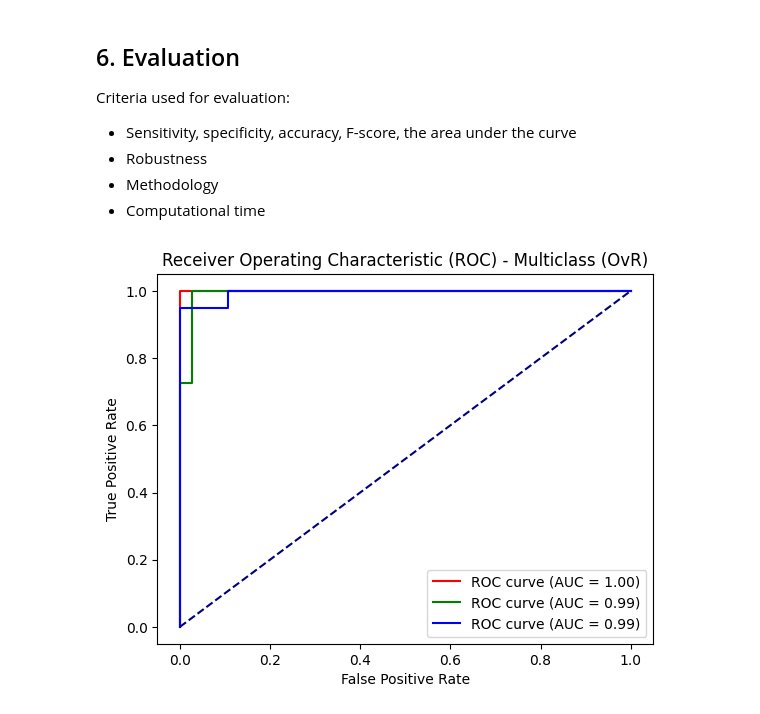
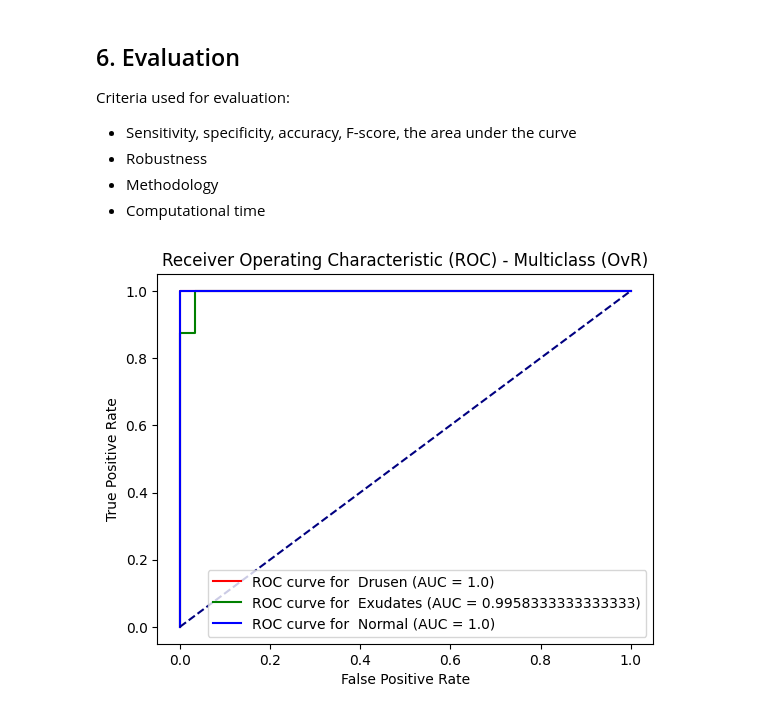
Before and after one commit to mo-gaafar/deep-retinal-classification-python, a Jupyter notebook: python/deep-classification.ipynb, the cells around one changed output. Drawn from its saved outputs; the diff is of its cells as text; code cells hidden in the pictures.

```diff
--- a/python/deep-classification.ipynb
+++ b/python/deep-classification.ipynb
@@ -146,11 +124,16 @@ for class_name in classes:
 # %%
-# CNN Feature Extraction using GoogleLeNet Model
+# CNN Feature Extraction using CNN Model
 data_generator = tf.keras.preprocessing.image.ImageDataGenerator(preprocessing_function=preprocess_input)
-image_data = data_generator.flow_from_directory(directory='../input', target_size=(224, 224), batch_size=1, shuffle=False)
+image_data = data_generator.flow_from_directory(directory='../preprocessed_input', target_size=(224, 224), batch_size=1, shuffle=False)
 
 
 labels = image_data.classes
+class_names = list(image_data.class_indices.keys())
+
+# Extracting features using the CNN model for all the images
 features = model.predict(image_data)
+
+# Trying out the model with the previously selected image
 plt.imshow(features[0,:,:,0],cmap = 'afmhot')
 # %% [output]
 Found 95 images belonging to 3 classes.
@@ -234,34 +218,36 @@ under the curve
 # %%
 from sklearn.metrics import roc_curve, auc
 from sklearn.preprocessing import label_binarize
 
-# Step 3: Convert the labels to binary form for ROC curve plotting
+# Convert the labels to binary form for ROC curve plotting
 y_scores = cl.predict_proba(features_test)
 n_classes = len(cl.classes_)
 y_test_bin = label_binarize(labels_test, classes=cl.classes_)
+class_names = list(image_data.class_indices.keys())
 
-# Step 4: Compute the ROC curve and AUC for each class (using OvR strategy)
+# Compute the ROC curve and AUC for each class (using OvR strategy)
 fpr = dict()
 tpr = dict()
 roc_auc = dict()
 for i in range(n_classes):
-    fpr[i], tpr[i], _ = roc_curve(y_test_bin[:, i], y_scores[:, i])
+    fpr[i], tpr[i], _ = roc_curve(y_test_bin[:, i], y_scores[:, i]
+                                ,drop_intermediate=False)
     roc_auc[i] = auc(fpr[i], tpr[i])
 
-# Step 5: Plot the ROC curve for each class
+# Plot the ROC curve for each class
 plt.figure()
 colors = ['red', 'green', 'blue']  # Customize the colors as needed
 for i in range(n_classes):
-    plt.plot(fpr[i], tpr[i], color=colors[i], label='ROC curve (AUC = %0.2f)' % roc_auc[i])
+    plt.plot(fpr[i], tpr[i], color=colors[i], label=f'ROC curve for  {class_names[i]} (AUC = {roc_auc[i]})' )
 
 plt.plot([0, 1], [0, 1], color='navy', linestyle='--')
 plt.xlabel('False Positive Rate')
 plt.ylabel('True Positive Rate')
 plt.title('Receiver Operating Characteristic (ROC) - Multiclass (OvR)')
 plt.legend(loc='lower right')
 plt.show()
 # %% [output]
-[figure, old version]
+[figure, new version]
 # %%
 
 # Display the confusion matrix
```
Also changed, not shown: parts of 15 cells of this notebook.
